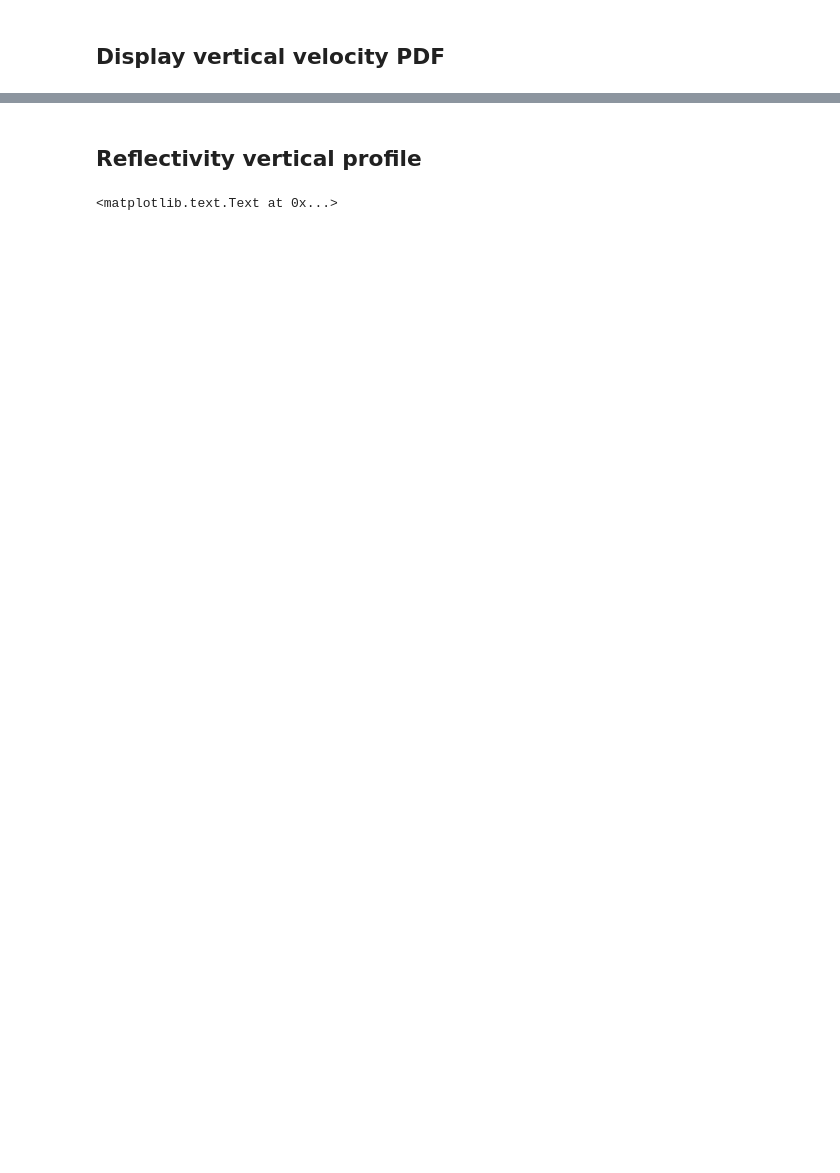
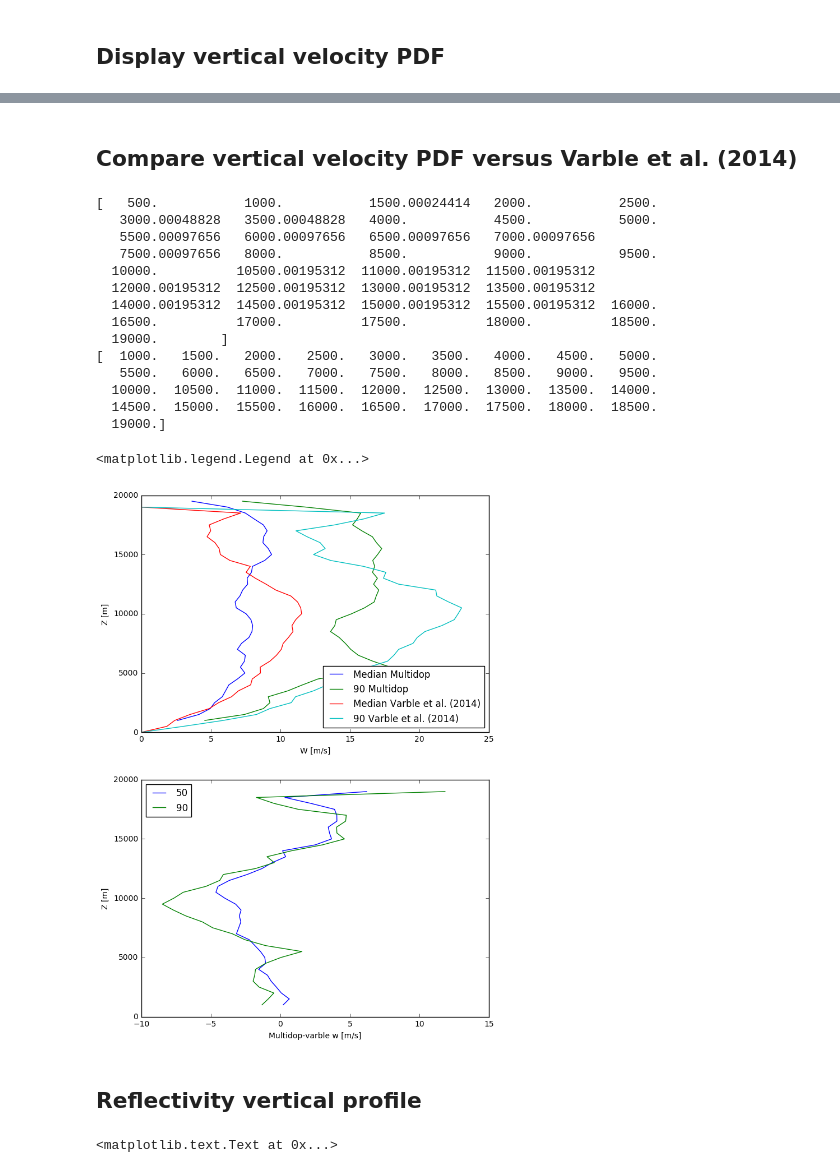
Before and after one commit to rcjackson/cmdv-rrm-anl, a Jupyter notebook: notebooks/w pdf.ipynb, the cells around one changed output, grey strips where cells are left out. Cells and saved outputs as stored; diff of their text form; code cells hidden in the pictures; blank space fills up the shorter version.

Commit message:
ADD: Mass flux calculation and comparison against Varble et al. (2013) for w p.d.f.s

```diff
--- a/notebooks/w pdf.ipynb
+++ b/notebooks/w pdf.ipynb
@@ -740,3 +744,49 @@ plt.title('All pixels')
+# %% [markdown]
+## Compare vertical velocity PDF versus Varble et al. (2014)
+# %%
+varble_cdf = Dataset('/home/rjackson/data/Deep_Updraft_50-90Percent_Max_W_Profiles.20060123.1310-1750Z.nc', mode='r')
+
+z_varble = varble_cdf.variables['z'][:]
+w50_varble = varble_cdf.variables['w50'][:]
+w90_varble = varble_cdf.variables['w90'][:]
+plt.figure(figsize=(8,12))
+plt.subplot(211)
+h2 = plt.plot(median_w, z_levels, label="Mean")
+h3 = plt.plot(ninety_w, z_levels, label="90")
+h4 = plt.plot(w50_varble, z_varble, label="95")
+h5 = plt.plot(w90_varble, z_varble, label="99")
+plt.xlabel('W [m/s]')
+plt.ylabel('Z [m]')
+plt.legend(['Median Multidop',
+            '90 Multidop',
+            'Median Varble et al. (2014)',
+            '90 Varble et al. (2014)'], loc='best')
+print(z_varble[1:])
+print(z_levels[1:-2])
+plt.subplot(212)
+h2 = plt.plot(median_w[0:-2]-w50_varble[1:], z_levels[0:-2], label="Mean")
+h3 = plt.plot(ninety_w[0:-2]-w90_varble[1:], z_levels[0:-2], label="90")
+plt.xlabel('Multidop-varble w [m/s]')
+plt.ylabel('Z [m]')
+plt.legend(['50',
+            '90'], loc='best')
+# %% [output]
+[   500.           1000.           1500.00024414   2000.           2500.
+   3000.00048828   3500.00048828   4000.           4500.           5000.
+   5500.00097656   6000.00097656   6500.00097656   7000.00097656
+   7500.00097656   8000.           8500.           9000.           9500.
+  10000.          10500.00195312  11000.00195312  11500.00195312
+  12000.00195312  12500.00195312  13000.00195312  13500.00195312
+  14000.00195312  14500.00195312  15000.00195312  15500.00195312  16000.
+  16500.          17000.          17500.          18000.          18500.
+  19000.        ]
+[  1000.   1500.   2000.   2500.   3000.   3500.   4000.   4500.   5000.
+   5500.   6000.   6500.   7000.   7500.   8000.   8500.   9000.   9500.
+  10000.  10500.  11000.  11500.  12000.  12500.  13000.  13500.  14000.
+  14500.  15000.  15500.  16000.  16500.  17000.  17500.  18000.  18500.
+  19000.]
+<matplotlib.legend.Legend at 0x...>
+[figure, added]
 # %% [markdown]
 ## Reflectivity vertical profile
 # %%
```
Also changed, not shown: parts of 10 cells of this notebook.
